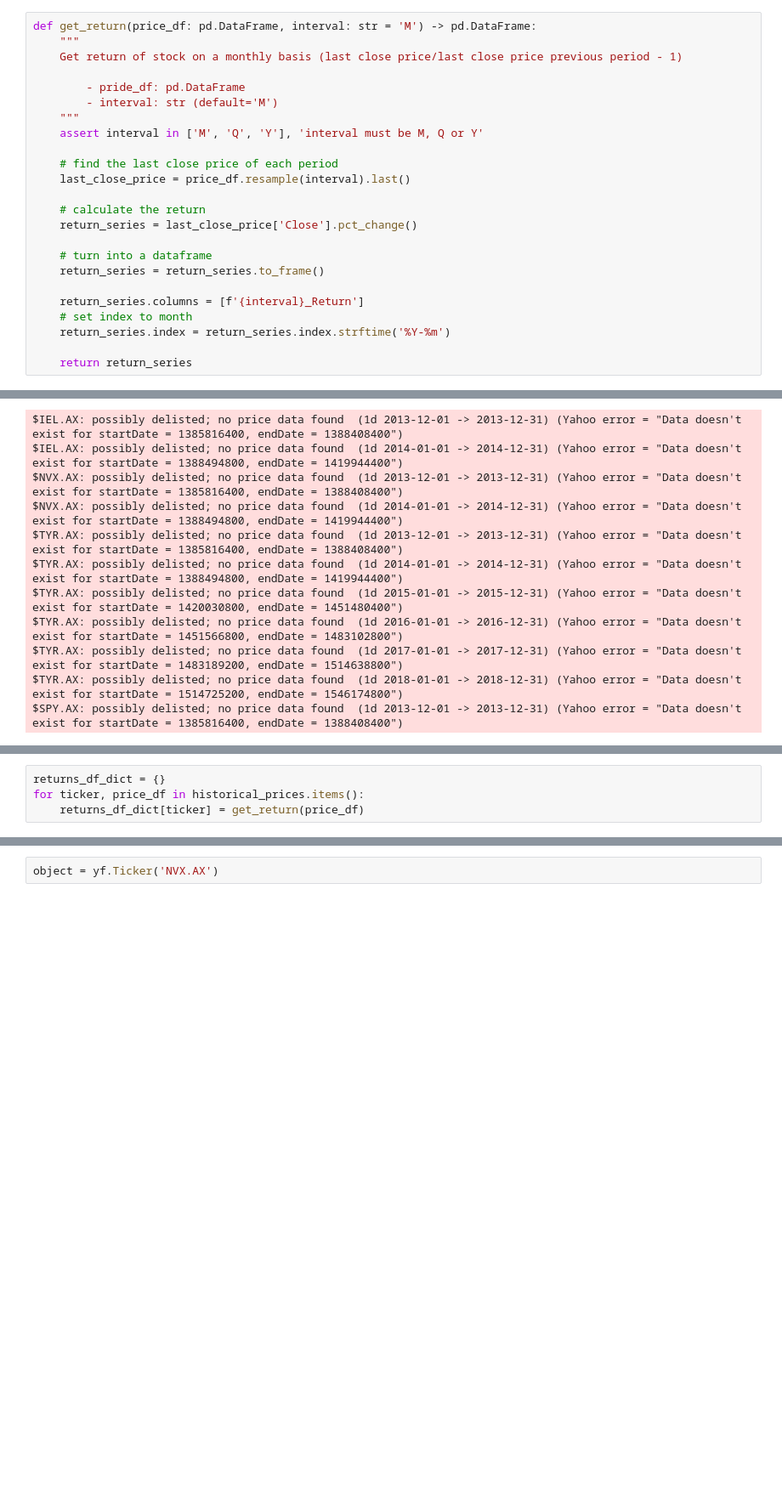
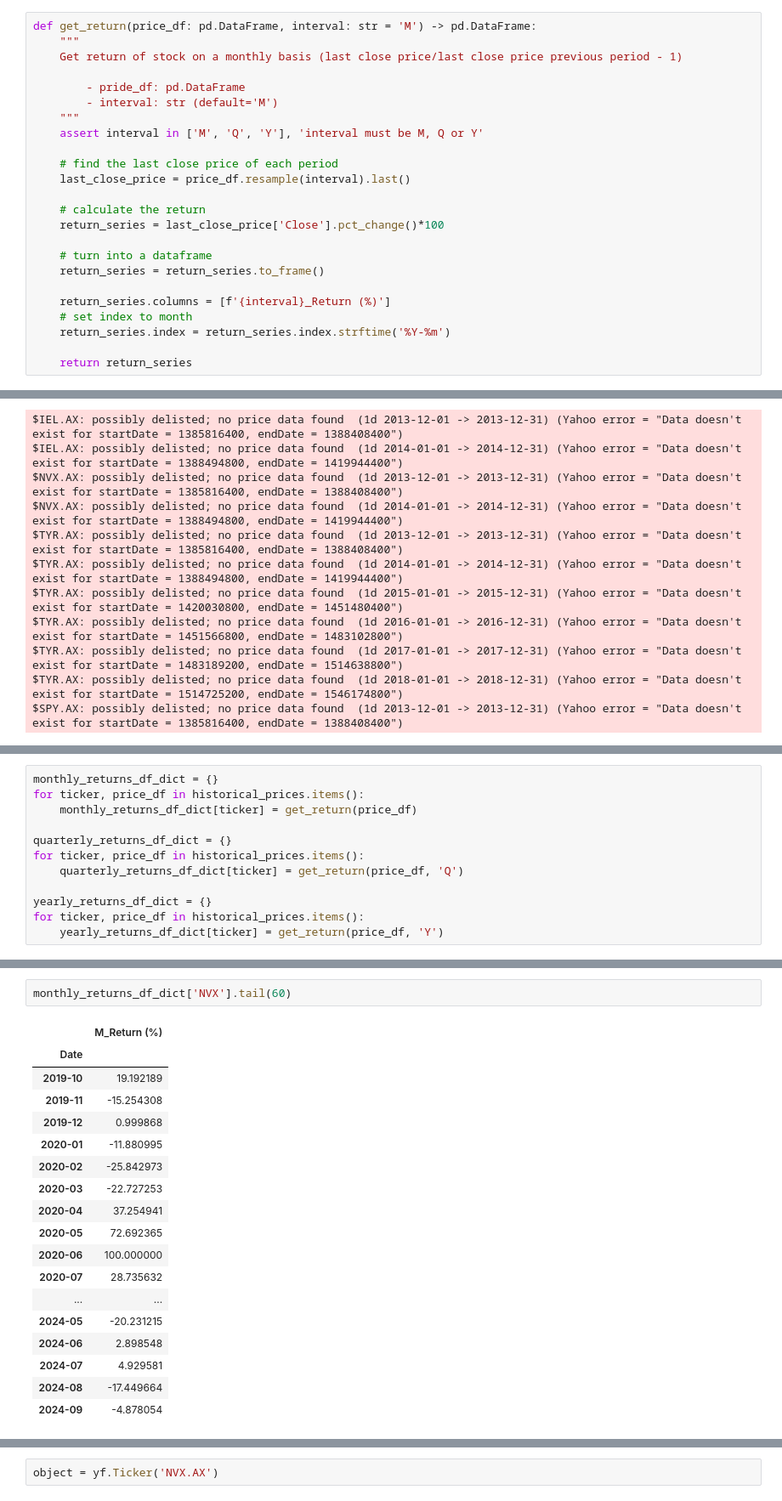
Before and after one commit to TGChenZP/HuangPu_EquityResearchPlatform, a Jupyter notebook: analysis.ipynb, the cells around one changed output, grey strips where cells are left out. Shown at 85% size. Cells and saved outputs as stored; diff of their text form; blank space fills up the shorter version.

```diff
--- a/analysis.ipynb
+++ b/analysis.ipynb
@@ -58,12 +59,12 @@ def get_return(price_df: pd.DataFrame, interval: str = 'M') -> pd.DataFrame:
     last_close_price = price_df.resample(interval).last()
 
     # calculate the return
-    return_series = last_close_price['Close'].pct_change()
+    return_series = last_close_price['Close'].pct_change()*100
 
     # turn into a dataframe
     return_series = return_series.to_frame()
 
-    return_series.columns = [f'{interval}_Return']
+    return_series.columns = [f'{interval}_Return (%)']
     # set index to month
     return_series.index = return_series.index.strftime('%Y-%m')
 
@@ -118,8 +120,16 @@ def get_stats(returns_df_dict: str, ticker: str, start_period: str, end_year: st
     return stats_dict
-# %%
-returns_df_dict = {}
-for ticker, price_df in historical_prices.items():
-    returns_df_dict[ticker] = get_return(price_df)
+# %%
+monthly_returns_df_dict = {}
+for ticker, price_df in historical_prices.items():
+    monthly_returns_df_dict[ticker] = get_return(price_df)
+
+quarterly_returns_df_dict = {}
+for ticker, price_df in historical_prices.items():
+    quarterly_returns_df_dict[ticker] = get_return(price_df, 'Q')
+
+yearly_returns_df_dict = {}
+for ticker, price_df in historical_prices.items():
+    yearly_returns_df_dict[ticker] = get_return(price_df, 'Y')
 # %%
 for ticker in my_portfolio_tickers:
     print(ticker, ':', get_stats(
@@ -175,0 +204,21 @@ price_df = yf.Ticker('NVX.AX').history(
+# %%
+monthly_returns_df_dict['NVX'].tail(60)
+# %% [output]
+|  | M_Return (%) |
+| Date |  |
+| 2019-10 | 19.192189 |
+| 2019-11 | -15.254308 |
+| 2019-12 | 0.999868 |
+| 2020-01 | -11.880995 |
+| 2020-02 | -25.842973 |
+| 2020-03 | -22.727253 |
+| 2020-04 | 37.254941 |
+| 2020-05 | 72.692365 |
+| 2020-06 | 100.000000 |
+| 2020-07 | 28.735632 |
+| ... | ... |
+| 2024-05 | -20.231215 |
+| 2024-06 | 2.898548 |
+| 2024-07 | 4.929581 |
+| 2024-08 | -17.449664 |
+| 2024-09 | -4.878054 |
```
Also changed, not shown: parts of 28 cells of this notebook, 3 other files.
